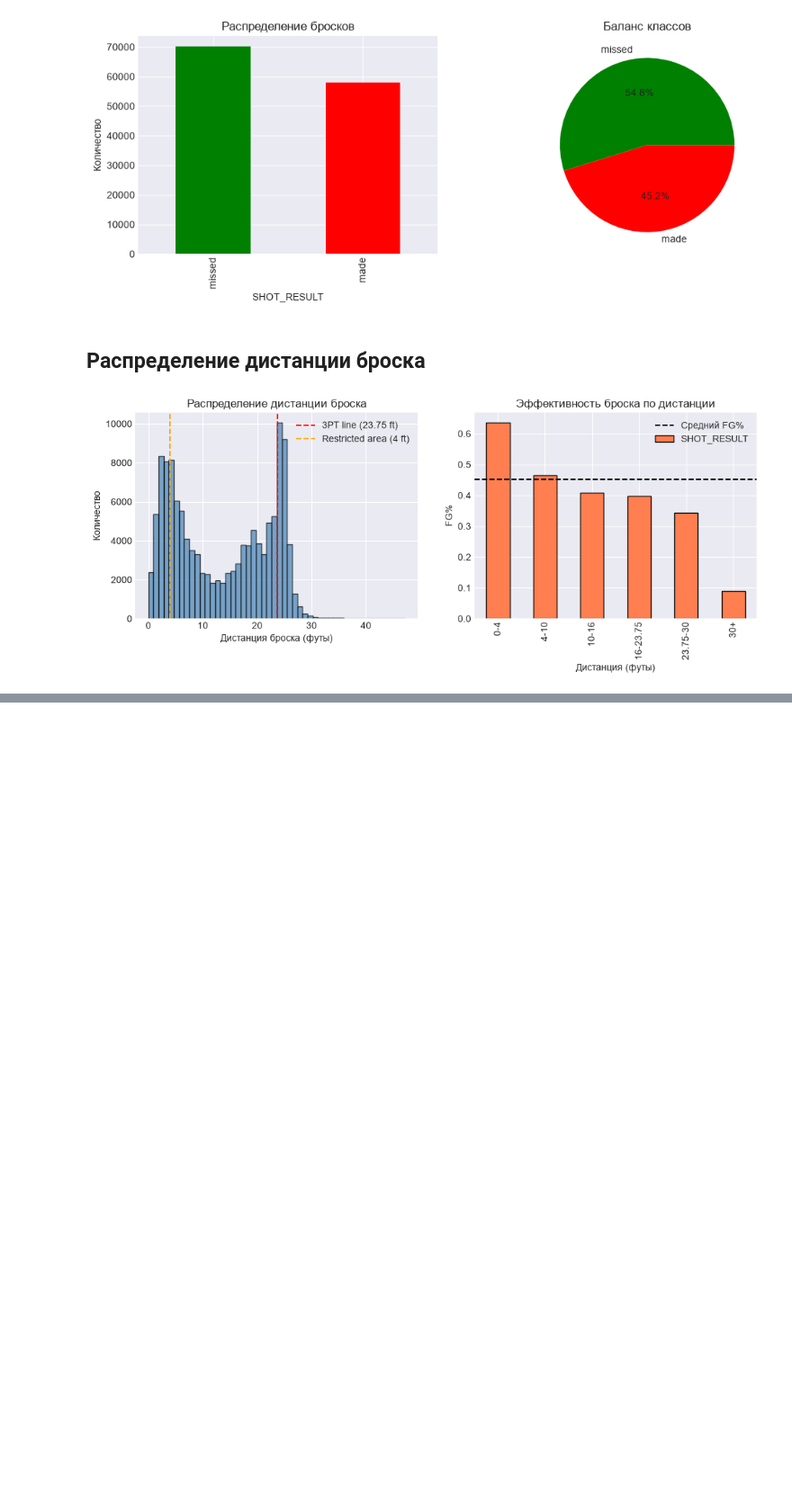
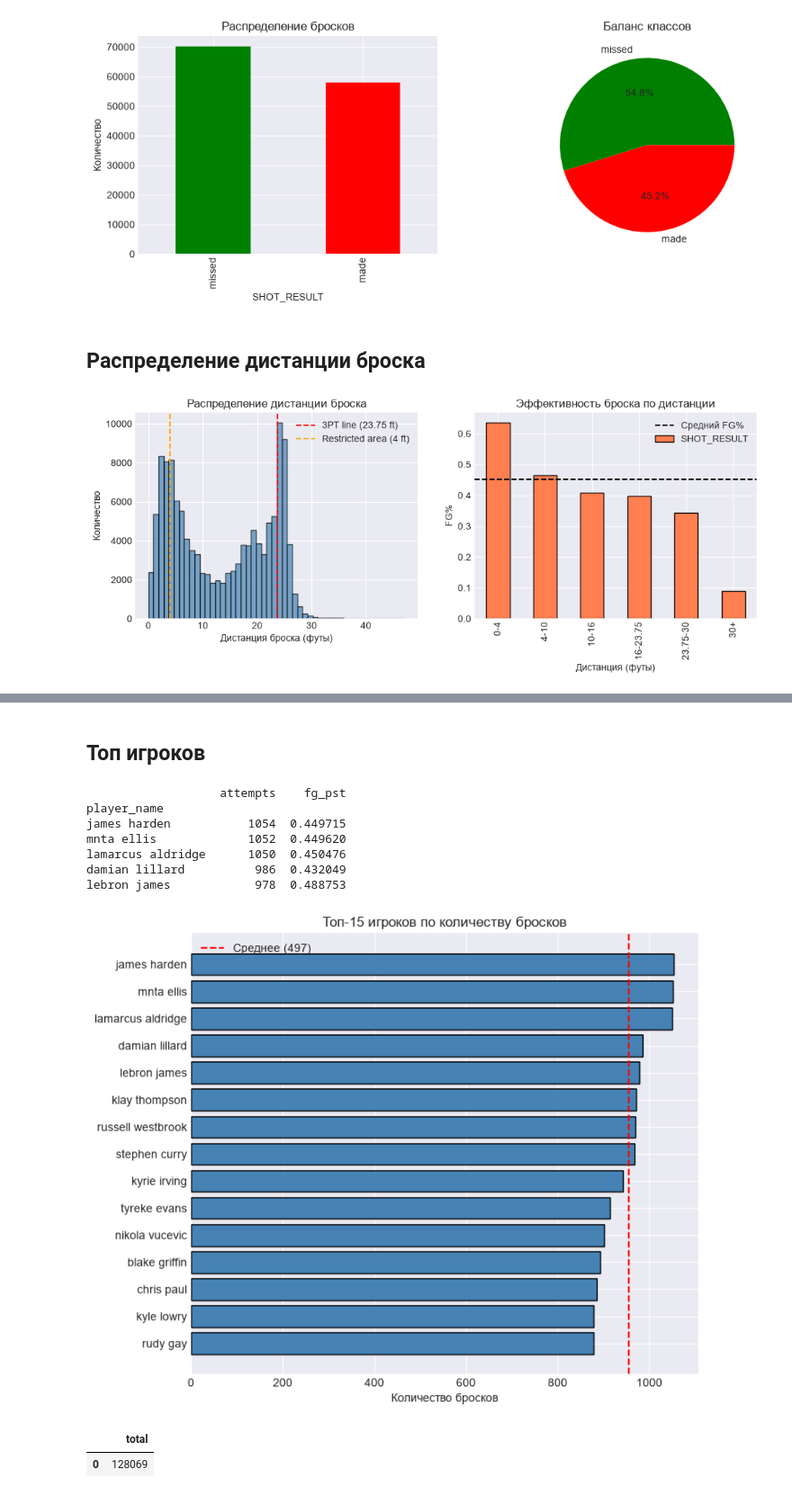
Before and after one commit to night1101/NBA_pbp, a Jupyter notebook: 01.ipynb, the cells around one changed output, grey strips where cells are left out. Shown at 90% size. Cells and saved outputs as stored; diff of their text form; code cells hidden in the pictures; blank space fills up the shorter version.

Commit message:
add top players

```diff
--- a/01.ipynb
+++ b/01.ipynb
@@ -106,0 +157,37 @@ plt.show()
+# %% [markdown]
+## Топ игроков
+# %%
+player_stats = df.groupby('player_name').agg(
+    attempts = ('SHOT_RESULT', 'count'),
+    fg_pst = ('SHOT_RESULT', lambda x: (x== 'made').mean())
+).query('attempts >= 200').sort_values('attempts', ascending=False)
+print(player_stats.head())
+
+fig, ax = plt.subplots(figsize=(8,7))
+top_players=player_stats.head(15)
+ax.barh(top_players.index, top_players['attempts'], color='steelblue', edgecolor='black')
+ax.axvline(top_players['attempts'].mean(), color='red', linestyle='--', label=f'Среднее ({player_stats['attempts'].mean():.0f})')
+ax.set_xlabel('Количество бросков')
+ax.set_title('Топ-15 игроков по количеству бросков')
+ax.legend()
+plt.gca().invert_yaxis()
+# %% [output]
+                   attempts    fg_pst
+player_name
+james harden           1054  0.449715
+mnta ellis             1052  0.449620
+lamarcus aldridge      1050  0.450476
+damian lillard          986  0.432049
+lebron james            978  0.488753
+[figure, added]
+# %%
+# Загрузка в PostgreSQL для SQL-анализа
+engine = create_engine('postgresql://postgres:password@localhost:5432/nba')
+
+df.to_sql('shots', engine, if_exists='replace', index=False)
+
+# Проверка
+pd.read_sql('SELECT COUNT(*) as total FROM shots', engine)
+# %% [output]
+|  | total |
+| 0 | 128069 |
```
Also changed, not shown: parts of 4 cells of this notebook.
